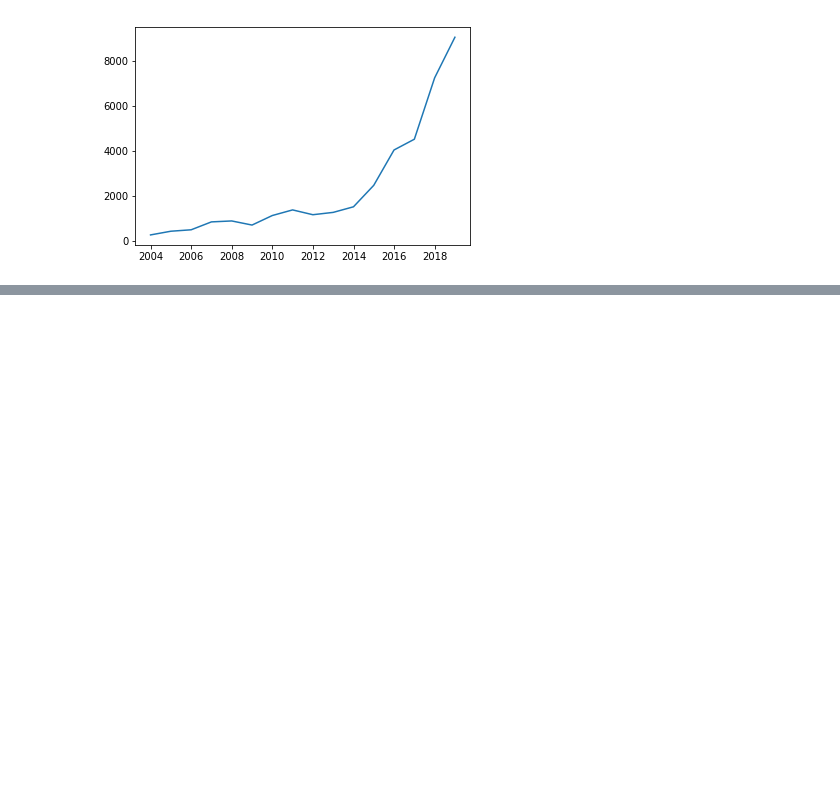
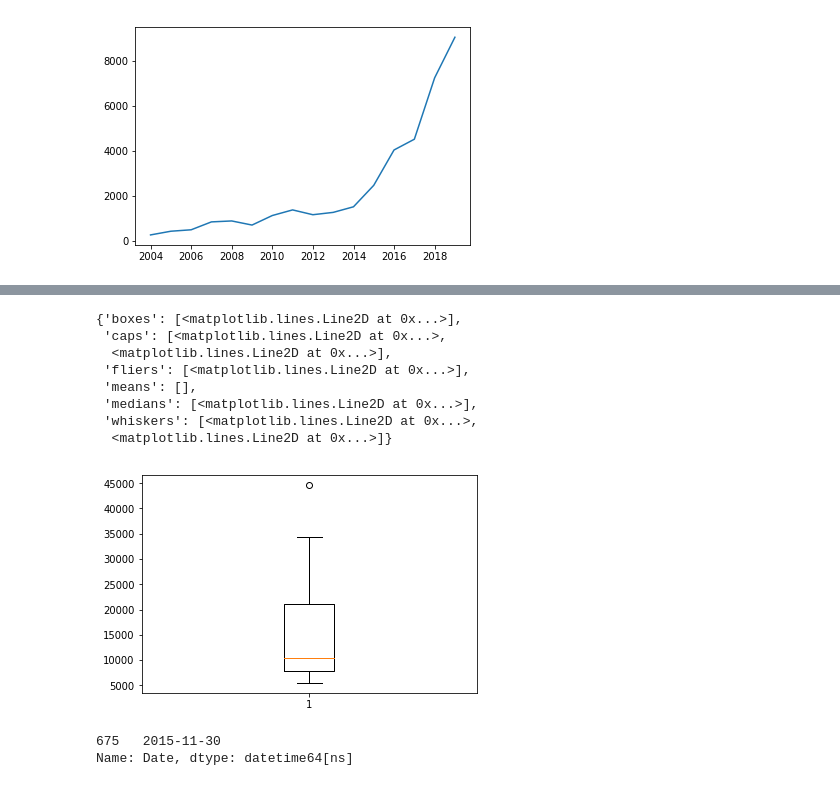
Before and after one commit to anurag19997/Pandas-Practice, a Jupyter notebook: 10minutestopandas.ipynb, the cells around one changed output, grey strips where cells are left out. Cells and saved outputs as stored; diff of their text form; code cells hidden in the pictures; blank space fills up the shorter version.

Commit message:
Added graph in 10 min code

```diff
--- a/10minutestopandas.ipynb
+++ b/10minutestopandas.ipynb
@@ -373,6 +375,7 @@ plt.plot(closed_on, closed_at.Close)
 [figure]
 # %%
 turnover_series = df2.resample('Y', on = 'Date')['Turnover (Lacs)'].mean().reset_index()
+turnover_series.rename(columns={'Turnover (Lacs)':'turnover'},inplace=True)
 turnover_series.head()
-plt.plot(turnover_series.Date, turnover_series['Turnover (Lacs)'])
+# plt.plot(turnover_series.Date, turnover_series['Turnover (Lacs)'])
 # %% [output]
@@ -380,0 +426,17 @@ plt.plot(turnover_series.Date, turnover_series['Turnover (Lacs)'])
+# %%
+plt.boxplot(turnover_series['turnover'])
+# %% [output]
+{'boxes': [<matplotlib.lines.Line2D at 0x...>],
+ 'caps': [<matplotlib.lines.Line2D at 0x...>,
+  <matplotlib.lines.Line2D at 0x...>],
+ 'fliers': [<matplotlib.lines.Line2D at 0x...>],
+ 'means': [],
+ 'medians': [<matplotlib.lines.Line2D at 0x...>],
+ 'whiskers': [<matplotlib.lines.Line2D at 0x...>,
+  <matplotlib.lines.Line2D at 0x...>]}
+[figure, added]
+# %%
+turnover
+# %% [output]
+675   2015-11-30
+Name: Date, dtype: datetime64[ns]
```
Also changed, not shown: parts of 15 cells of this notebook.
